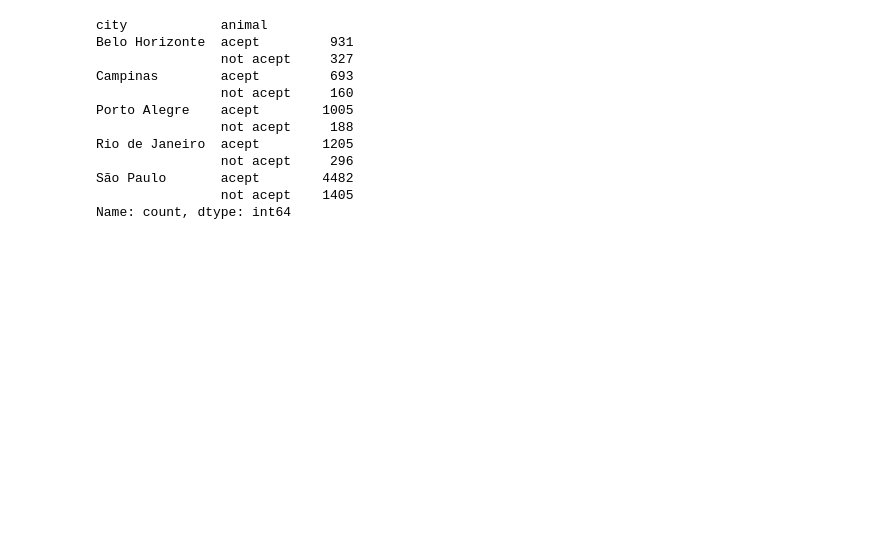
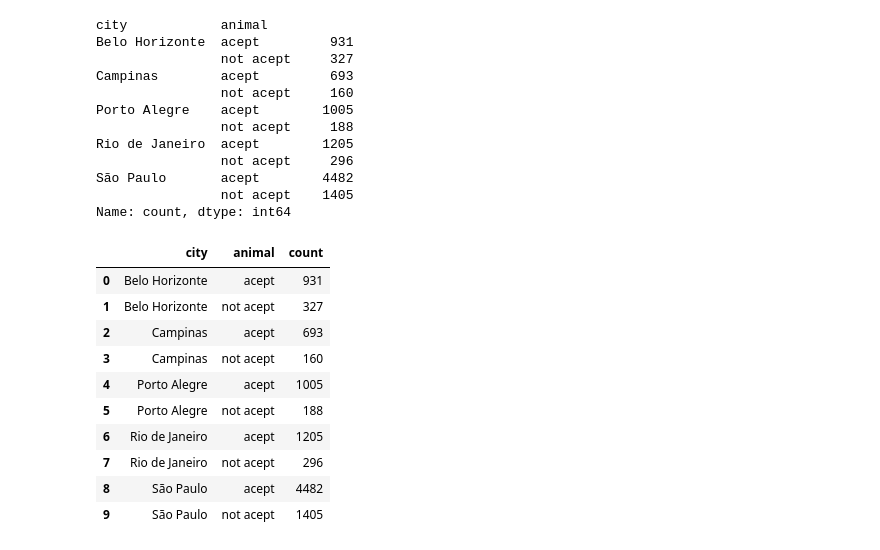
Before and after one commit to gfcarvalhos/dashboardRentHouses, a Jupyter notebook: analise_exploratoria.ipynb, the cells around one changed output. Saved outputs shown, nothing was run; the diff lists cells and outputs as text; code cells hidden in the pictures; blank space fills up the shorter version.

```diff
--- a/analise_exploratoria.ipynb
+++ b/analise_exploratoria.ipynb
@@ -189,3 +195,17 @@ Rio de Janeiro  acept        1205
 São Paulo       acept        4482
                 not acept    1405
 Name: count, dtype: int64
+# %%
+dados.groupby('city')['animal'].value_counts().reset_index()
+# %% [output]
+|  | city | animal | count |
+| 0 | Belo Horizonte | acept | 931 |
+| 1 | Belo Horizonte | not acept | 327 |
+| 2 | Campinas | acept | 693 |
+| 3 | Campinas | not acept | 160 |
+| 4 | Porto Alegre | acept | 1005 |
+| 5 | Porto Alegre | not acept | 188 |
+| 6 | Rio de Janeiro | acept | 1205 |
+| 7 | Rio de Janeiro | not acept | 296 |
+| 8 | São Paulo | acept | 4482 |
+| 9 | São Paulo | not acept | 1405 |
```
Also changed, not shown: parts of 1 cell of this notebook, 2 other files.
